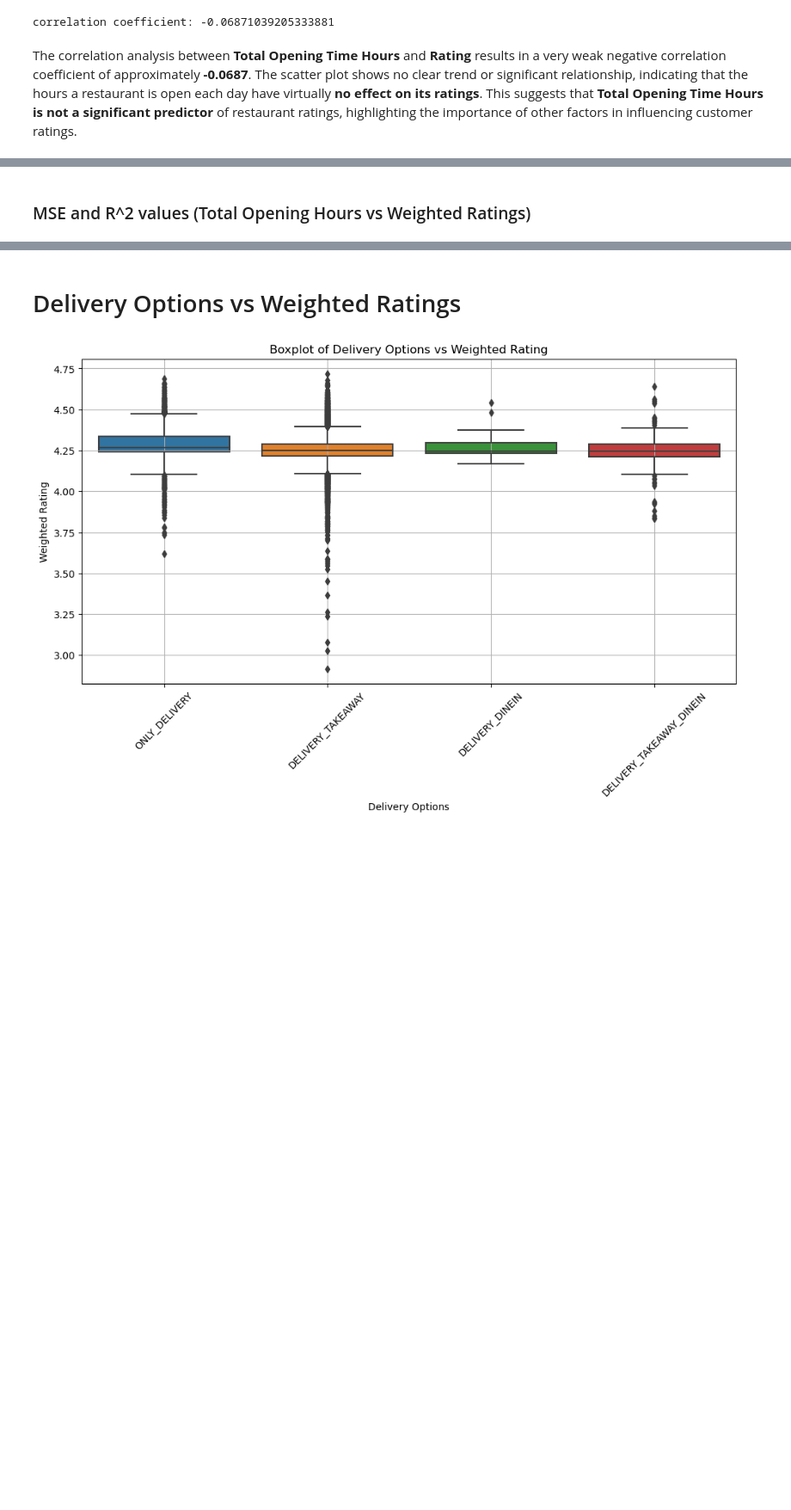
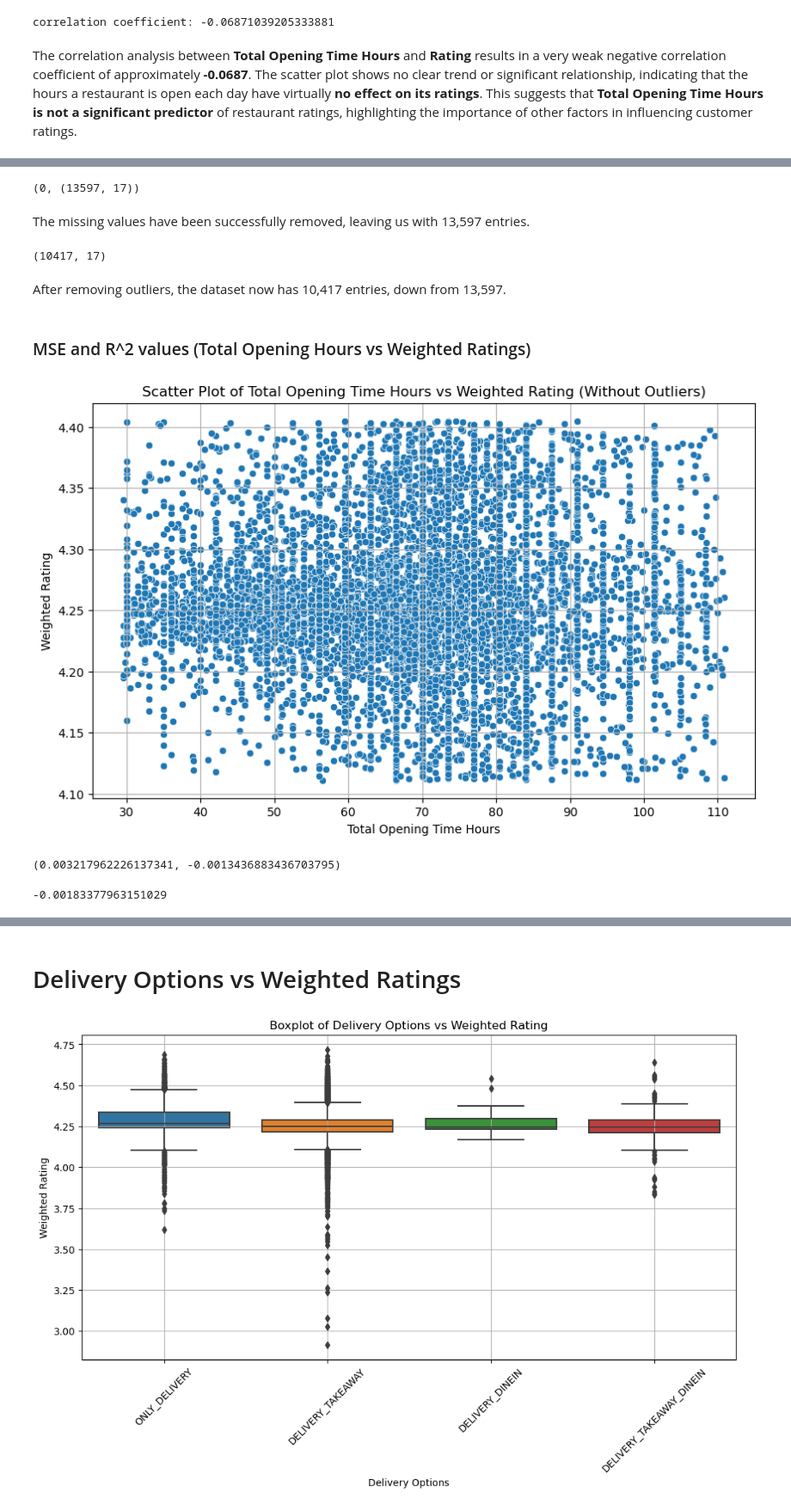
Before and after one commit to KCCHONG1997/ntu-grabsg-datasci-miniproject, a Jupyter notebook: Data Analysis.ipynb, the cells around one changed output, grey strips where cells are left out. Shown at 86% size. Saved outputs shown, nothing was run; the diff lists cells and outputs as text; code cells hidden in the pictures; blank space fills up the shorter version.

```diff
--- a/Data Analysis.ipynb
+++ b/Data Analysis.ipynb
@@ -113,23 +129,75 @@ The correlation analysis between **Total Opening Time Hours** and **Rating** res
+# %%
+data_cleaned = data_filtered.dropna(subset=['weighted_rating'])
+
+# Verify removal of missing values
+remaining_missing = data_cleaned['weighted_rating'].isnull().sum()
+remaining_missing, data_cleaned.shape
+# %% [output]
+(0, (13597, 17))
+# %% [markdown]
+The missing values have been successfully removed, leaving us with 13,597 entries.
+# %%
+# Calculate IQR for 'total opening time hours' and 'weighted_rating'
+Q1 = data_cleaned[['total opening time hours', 'weighted_rating']].quantile(0.25)
+Q3 = data_cleaned[['total opening time hours', 'weighted_rating']].quantile(0.75)
+IQR = Q3 - Q1
+
+# Define boundaries for outliers
+lower_bound = Q1 - 1.5 * IQR
+upper_bound = Q3 + 1.5 * IQR
+
+# Identify outliers
+outliers = (data_cleaned[['total opening time hours', 'weighted_rating']] < lower_bound) | \
+           (data_cleaned[['total opening time hours', 'weighted_rating']] > upper_bound)
+
+# Filter out the outliers
+data_no_outliers = data_cleaned[~(outliers.any(axis=1))]
+
+# Display how many rows remain after removing outliers
+data_no_outliers.shape
+# %% [output]
+(10417, 17)
+# %% [markdown]
+After removing outliers, the dataset now has 10,417 entries, down from 13,597.
 # %% [markdown]
 ### MSE and R^2 values  (Total Opening Hours vs Weighted Ratings)
 # %%
+# Scatter plot of total opening time hours versus weighted rating without outliers
+plt.figure(figsize=(10, 6))
+sns.scatterplot(x='total opening time hours', y='weighted_rating', data=data_no_outliers)
+plt.title('Scatter Plot of Total Opening Time Hours vs Weighted Rating (Without Outliers)')
+plt.xlabel('Total Opening Time Hours')
+plt.ylabel('Weighted Rating')
+plt.grid(True)
+plt.show()
+
 # Prepare the data for regression
-X_hours = data_final[['total opening time hours']]
-y_hours = data_final['weighted_rating']
+X_hours_no_outliers = data_no_outliers[['total opening time hours']]
+y_hours_no_outliers = data_no_outliers['weighted_rating']
 
 # Split the data into training and testing sets
-X_hours_train, X_hours_test, y_hours_train, y_hours_test = train_test_split(X_hours, y_hours, test_size=0.2, random_state=42)
+X_hours_train_no_outliers, X_hours_test_no_outliers, y_hours_train_no_outliers, y_hours_test_no_outliers = \
+    train_test_split(X_hours_no_outliers, y_hours_no_outliers, test_size=0.2, random_state=42)
 
 # Create and train the linear regression model
-model_hours = LinearRegression()
-model_hours.fit(X_hours_train, y_hours_train)
+model_hours_no_outliers = LinearRegression()
+model_hours_no_outliers.fit(X_hours_train_no_outliers, y_hours_train_no_outliers)
 
 # Predict on the test set
-y_hours_pred = model_hours.predict(X_hours_test)
+y_hours_pred_no_outliers = model_hours_no_outliers.predict(X_hours_test_no_outliers)
 
 # Calculate MSE and R^2
-mse_hours = mean_squared_error(y_hours_test, y_hours_pred)
-r2_hours = r2_score(y_hours_test, y_hours_pred)
+mse_hours_no_outliers = mean_squared_error(y_hours_test_no_outliers, y_hours_pred_no_outliers)
+r2_hours_no_outliers = r2_score(y_hours_test_no_outliers, y_hours_pred_no_outliers)
 
-mse_hours, r2_hours
+mse_hours_no_outliers, r2_hours_no_outliers
+# %% [output]
+[figure, added]
+(0.003217962226137341, -0.0013436883436703795)
+# %%
+# Calculate the Pearson correlation coefficient between 'total opening time hours' and 'weighted_rating'
+correlation_coefficient = data_no_outliers['total opening time hours'].corr(data_no_outliers['weighted_rating'])
+correlation_coefficient
+# %% [output]
+-0.00183377963151029
 # %% [markdown]
```
Also changed, not shown: parts of 3 cells of this notebook.
